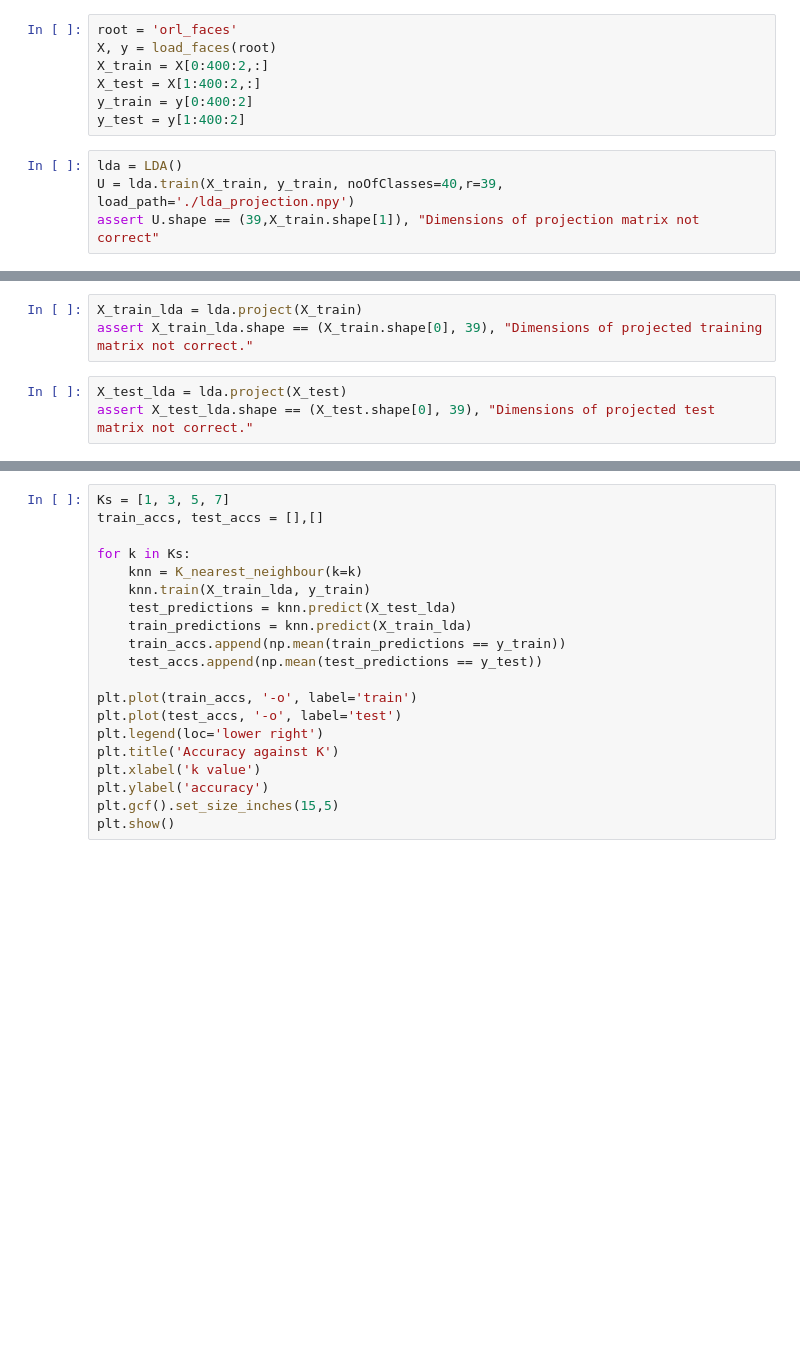
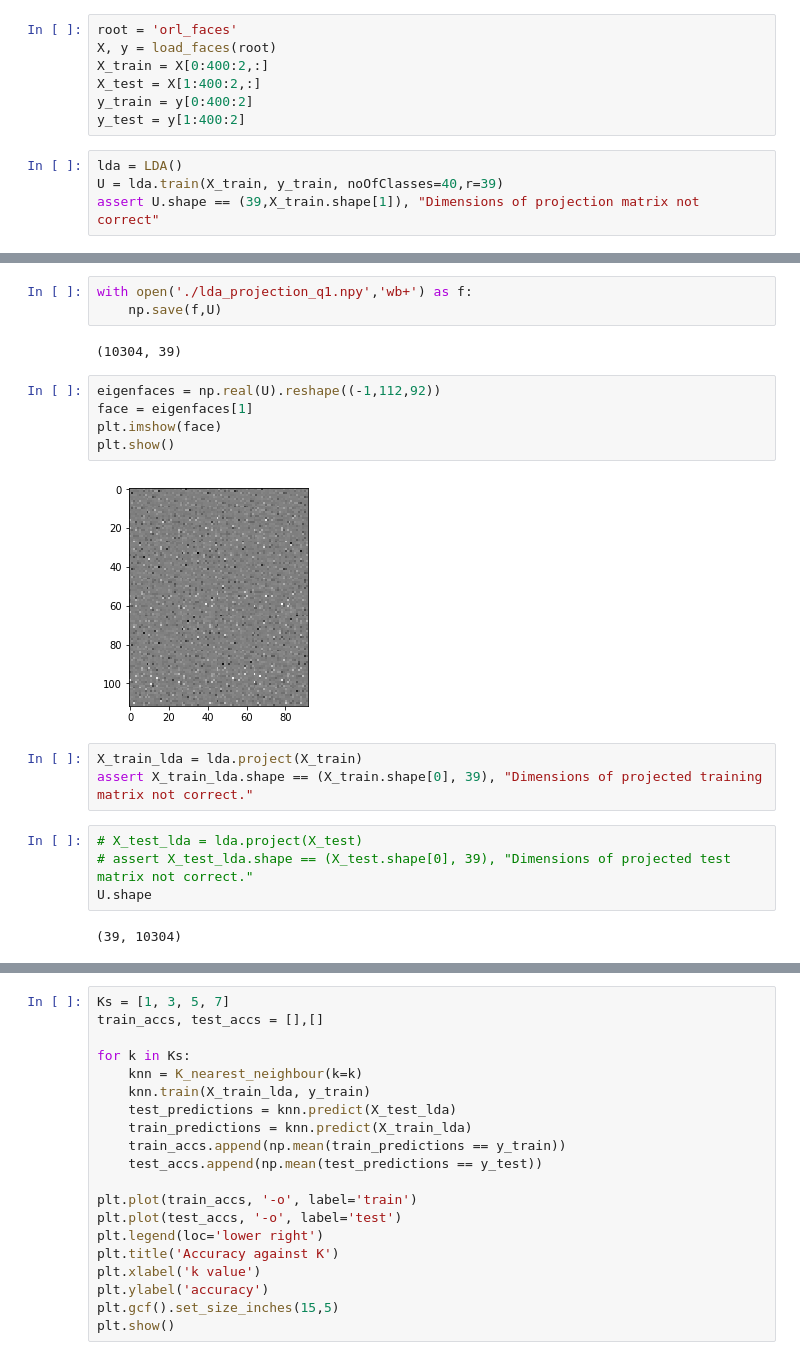
Before and after one commit to mohamedmahmoud97/FaceRecognition, a Jupyter notebook: LDA.ipynb, the cells around one changed output, grey strips where cells are left out. Drawn from its saved outputs; the diff is of its cells as text; blank space fills up the shorter version.

```diff
--- a/LDA.ipynb
+++ b/LDA.ipynb
@@ -22,5 +22,5 @@ y_train = y[0:400:2]
 y_test = y[1:400:2]
 # %%
 lda = LDA()
-U = lda.train(X_train, y_train, noOfClasses=40,r=39, load_path='./lda_projection.npy')
+U = lda.train(X_train, y_train, noOfClasses=40,r=39)
 assert U.shape == (39,X_train.shape[1]), "Dimensions of projection matrix not correct"
@@ -27,9 +46,24 @@ assert U.shape == (39,X_train.shape[1]), "Dimensions of projection matrix not co
+# %%
+with open('./lda_projection_q1.npy','wb+') as f:
+    np.save(f,U)
+# %% [output]
+(10304, 39)
+# %%
+eigenfaces = np.real(U).reshape((-1,112,92))
+face = eigenfaces[1]
+plt.imshow(face)
+plt.show()
+# %% [output]
+[figure, added]
 # %%
 X_train_lda = lda.project(X_train)
 assert X_train_lda.shape == (X_train.shape[0], 39), "Dimensions of projected training matrix not correct."
 # %%
-X_test_lda = lda.project(X_test)
-assert X_test_lda.shape == (X_test.shape[0], 39), "Dimensions of projected test matrix not correct."
+# X_test_lda = lda.project(X_test)
+# assert X_test_lda.shape == (X_test.shape[0], 39), "Dimensions of projected test matrix not correct."
+U.shape
+# %% [output]
+(39, 10304)
 # %%
 knn_1 = K_nearest_neighbour()
 knn_1.train(X_train_lda, y_train)
```
Also changed, not shown: parts of 3 cells of this notebook, 2 other files.
